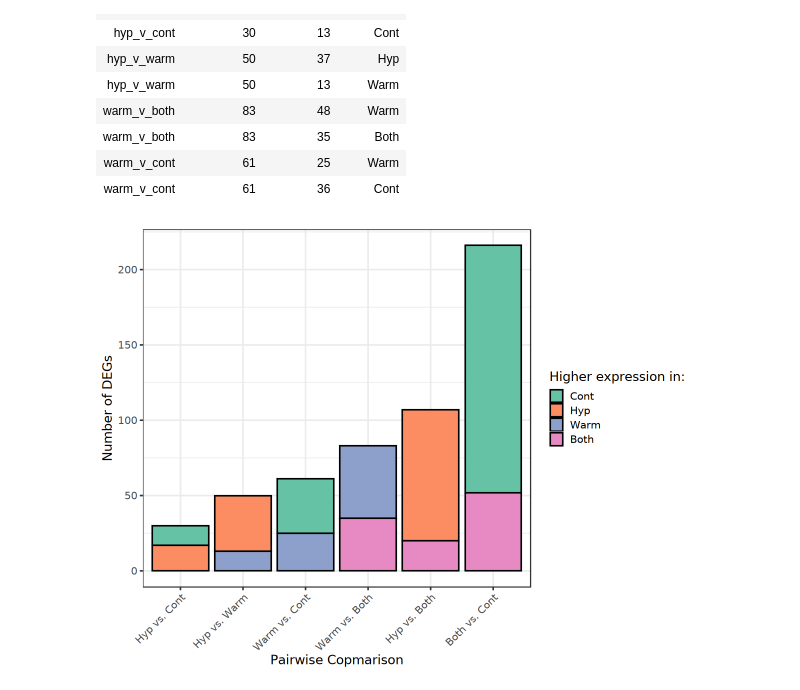
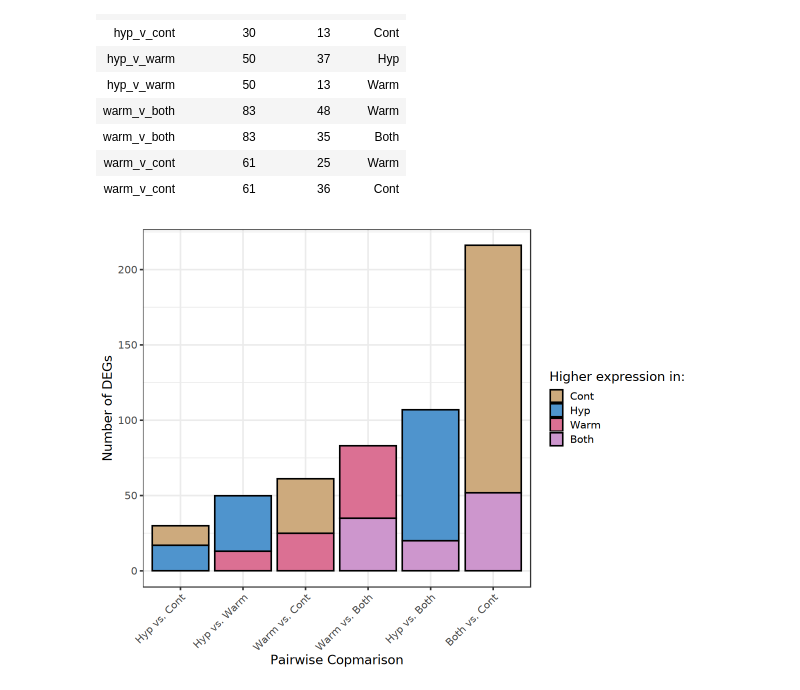
Before and after one commit to jgmcdonough/CE24_RNA-seq, a Jupyter notebook: analysis/diff_expression/phase1_v_phase1/venn_p1.v.p1.ipynb, the cells around one changed output. Drawn from its saved outputs; the diff is of its cells as text; code cells hidden in the pictures.

```diff
--- a/analysis/diff_expression/phase1_v_phase1/venn_p1.v.p1.ipynb
+++ b/analysis/diff_expression/phase1_v_phase1/venn_p1.v.p1.ipynb
@@ -223,20 +223,20 @@ deg_summary$treatment <- factor(deg_summary$treatment, levels = c('Cont', 'Hyp',
 # %%
 options(repr.plot.width = 10, repr.plot.height = 7.5)
 
 ggplot(deg_summary, aes(x = fct_reorder(dataset, total_genes), y = deg_numb, fill = treatment)) +
 geom_col(col = 'black') +
 #geom_text(aes(label = deg_numb)) +
 scale_x_discrete(labels = c("Hyp vs. Cont",
                             "Hyp vs. Warm",
                             "Warm vs. Cont",
                             "Warm vs. Both",
                             "Hyp vs. Both",
                             "Both vs. Cont")) +
 theme_bw(base_size = 15) +
-scale_fill_brewer(palette = 'Set2') +
+scale_fill_manual(values = c("Hyp" = "steelblue3", "Warm" = "palevioletred", "Cont" = "burlywood3", "Both" = "plum3")) +
 labs(x = 'Pairwise Copmarison',
      y = 'Number of DEGs',
      fill = 'Higher expression in:') +
 theme(axis.text.x = element_text(angle = 45, hjust = 1))
 # %% [output]
-[figure, old version]
+[figure, new version]
```
